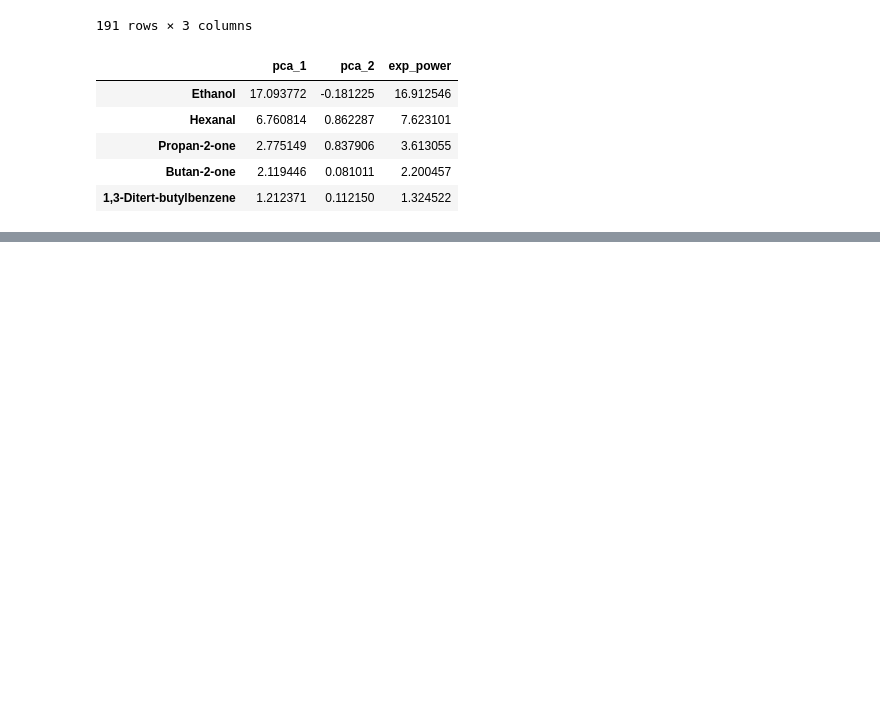
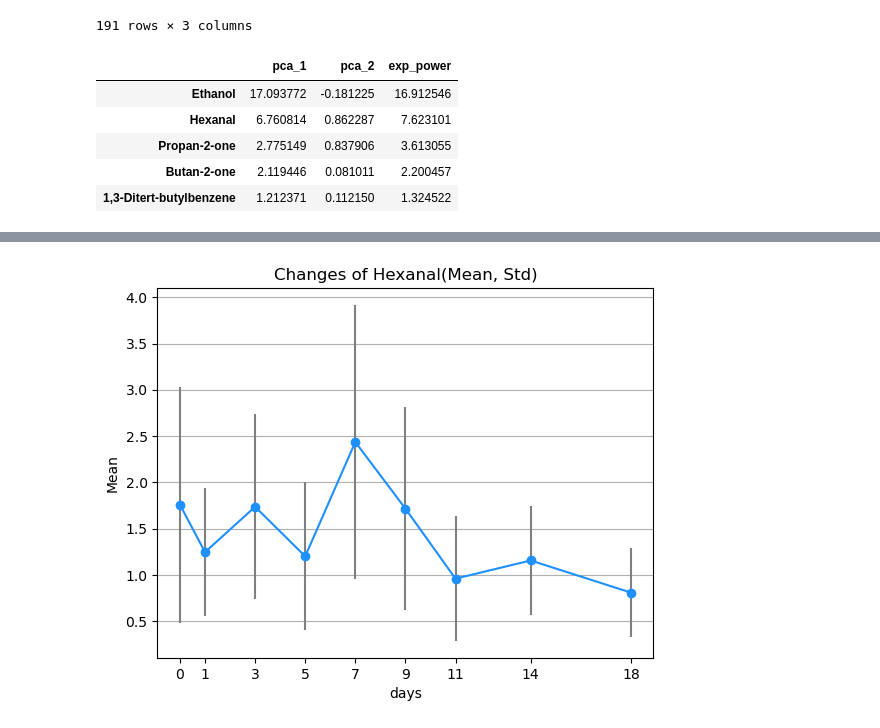
Before and after one commit to cosmos17/2025_STLab, a Jupyter notebook: Flavor/01_Volatile.ipynb, the cells around one changed output, grey strips where cells are left out. Saved outputs shown, nothing was run; the diff lists cells and outputs as text; code cells hidden in the pictures; blank space fills up the shorter version.

```diff
--- a/Flavor/01_Volatile.ipynb
+++ b/Flavor/01_Volatile.ipynb
@@ -555,0 +538,4 @@ plt.show()
+# %%
+hexanal_df = VM_meanstd('Hexanal')
+# %% [output]
+[figure, added]
```
Also changed, not shown: parts of 26 cells of this notebook, 2 other files.
